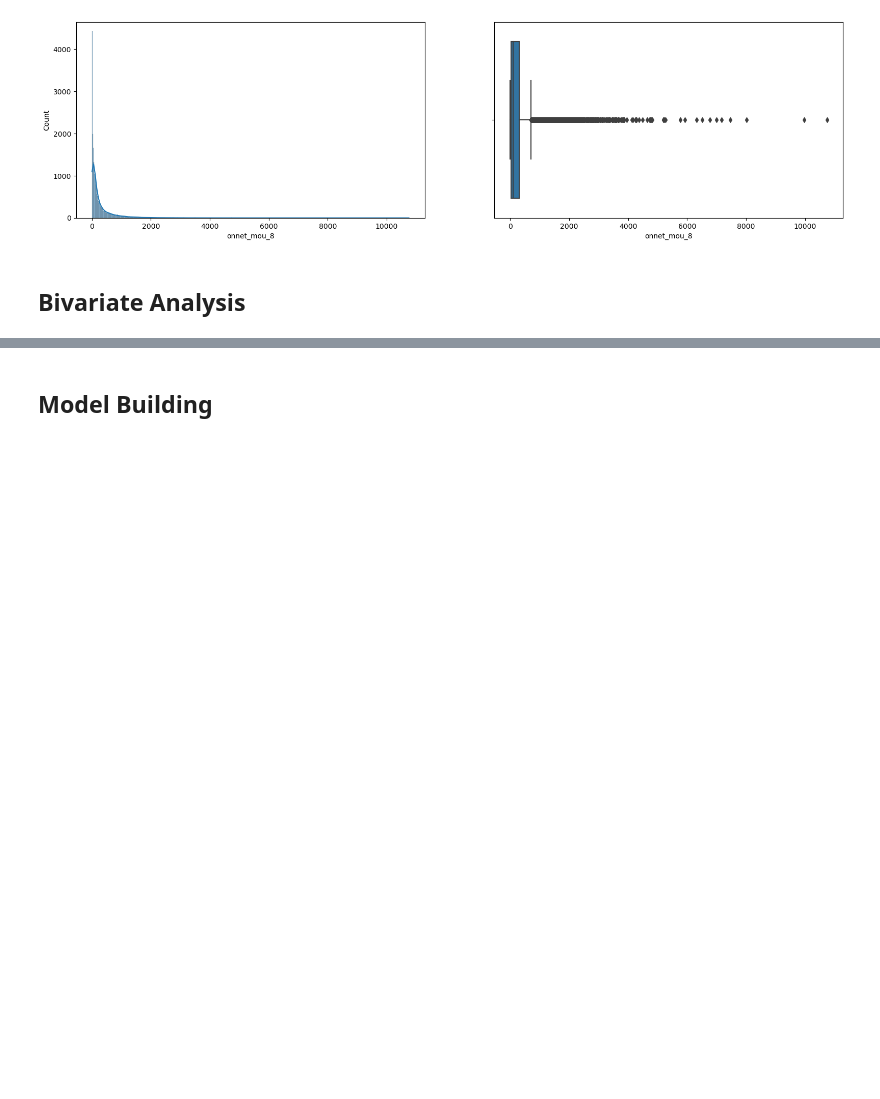
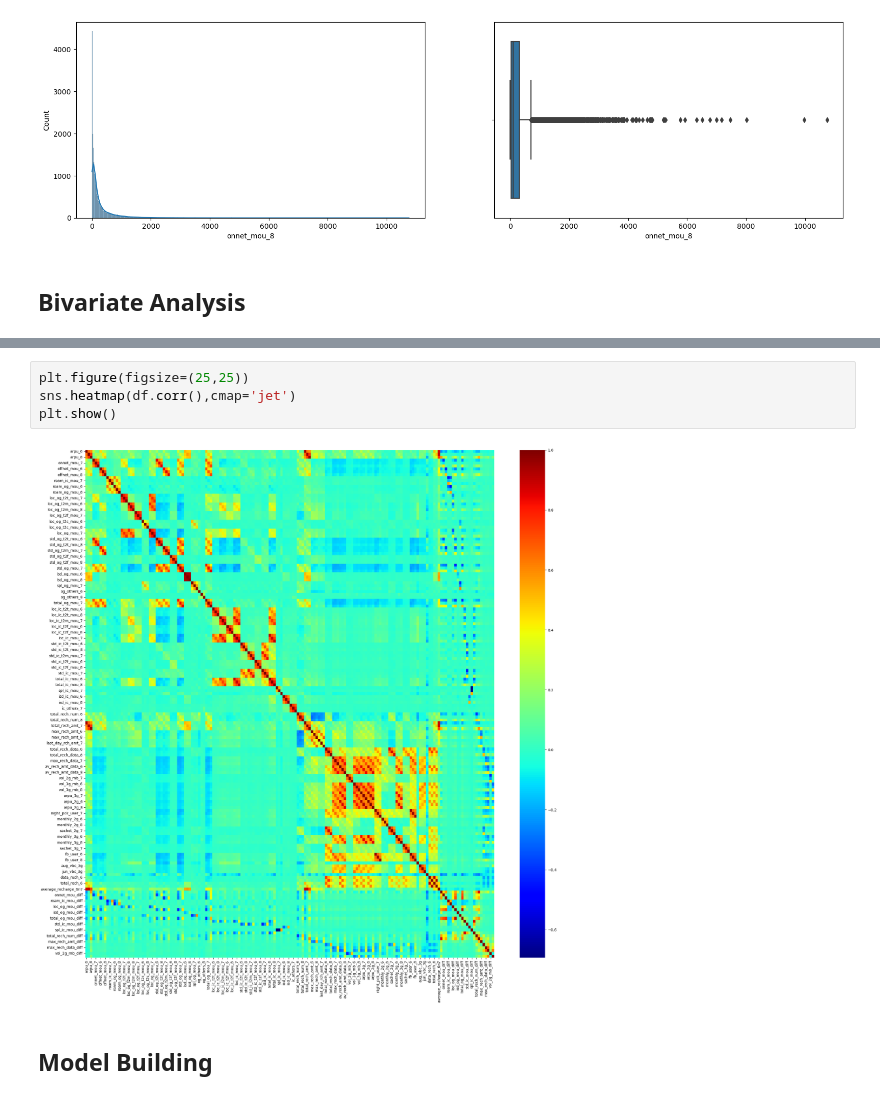
Before and after one commit to pulkitgangwar/telecom-churn-case-study, a Jupyter notebook: model.ipynb, the cells around one changed output, grey strips where cells are left out. Cells and saved outputs as stored; diff of their text form; blank space fills up the shorter version.

```diff
--- a/model.ipynb
+++ b/model.ipynb
@@ -881,3 +865,9 @@ for feature in cols_to_analyse__bivariate:
+# %%
+plt.figure(figsize=(25,25))
+sns.heatmap(df.corr(),cmap='jet')
+plt.show()
+# %% [output]
+[figure, added]
 # %% [markdown]
 ## Model Building
 # %%
```
Also changed, not shown: parts of 7 cells of this notebook.
